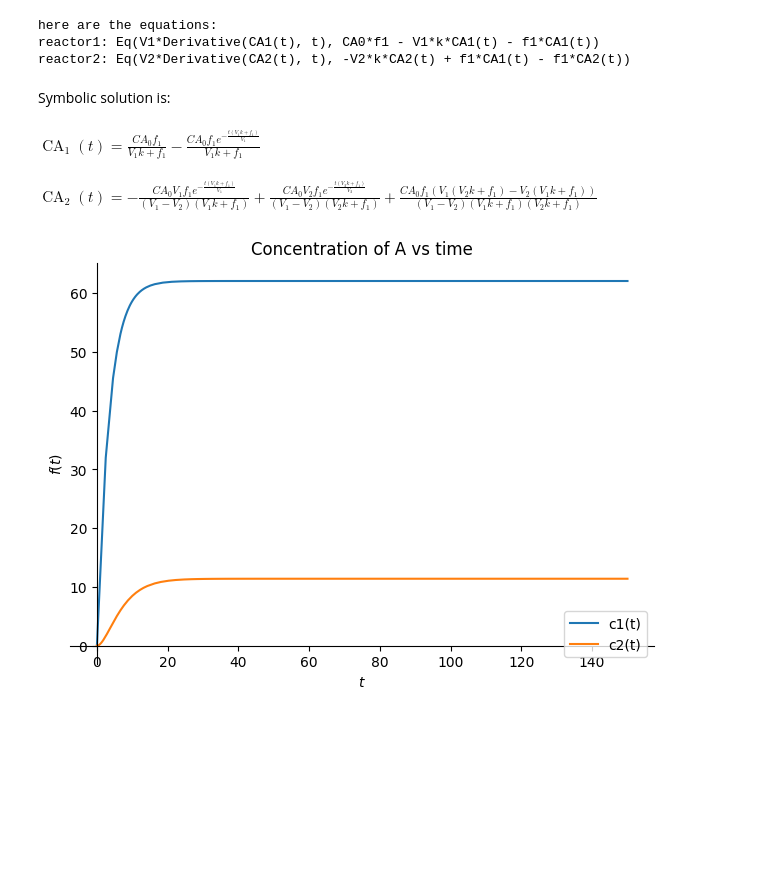
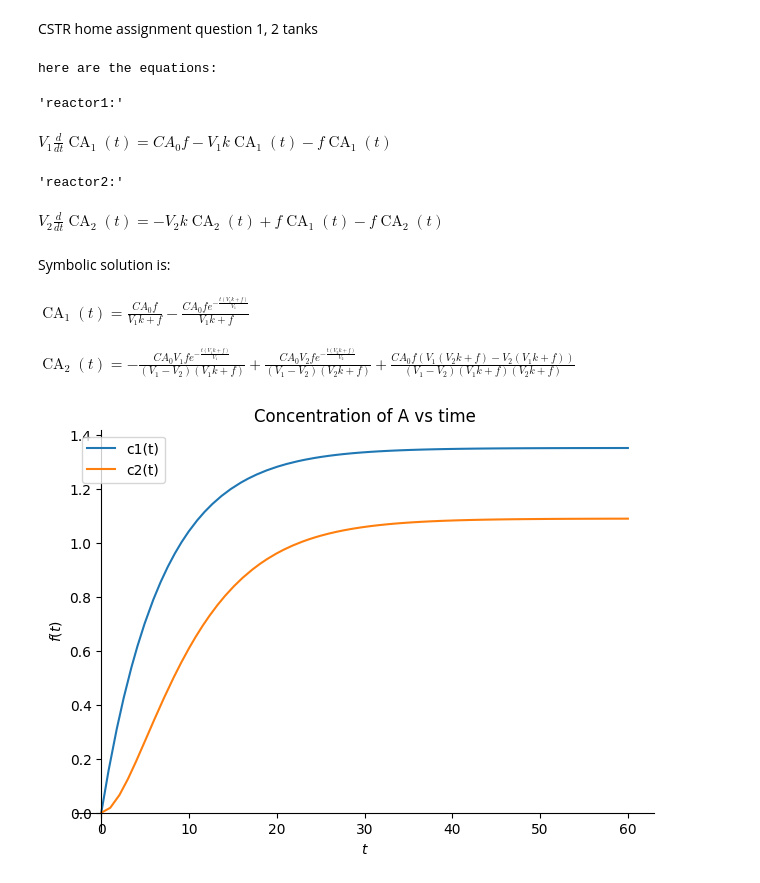
Before and after one commit to mariajpf03/LR-and-NLR-comparison, a Jupyter notebook: mehcanistic-CTSR.ipynb, the cells around one changed output. Drawn from its saved outputs; the diff is of its cells as text; code cells hidden in the pictures; blank space fills up the shorter version.

```diff
--- a/mehcanistic-CTSR.ipynb
+++ b/mehcanistic-CTSR.ipynb
@@ -1,48 +1,52 @@
+# %% [markdown]
+CSTR home assignment question 1, 2 tanks
 # %%
 #TODO CHANGE ALL THE PYTHON SCRIPTS TO PYTHON NOTEBOOK, COPY PASTE AND MAKE NEW PYTHON SCIRPTS AND SAVE AS .IPYNB
 
 # PART A: STATE A MODEL (DIFFERENTIAL EQUATION) FOR THE [] OF A IN REACTOR 1 AND FOR REACTOR 2
 # WE USE deqn1 and deqn2 for this, recall the mass balance:
 # Accumulated = -generated + flow in - flow out
 
 
 from sympy import *
 from IPython.display import display,Math,Markdown
 
-t, f01, f02, f1, CA0, V1, V2, k = symbols('t, f01, f02, f1, CA0, V1, V2, k', positive=True)
-CA1, CA2 = symbols('CA1, CA2',cls=Function) # concentration of A in tank I and II
+t,f, CA0, V1, V2, k = symbols('t,f, CA0, V1, V2, k', positive=True)
+CA1, CA2 = symbols('CA1, CA2',cls=Function) # concentration of A in tank I and II which are the unknowns
 
-deqn1 = Eq(V1*diff(CA1(t),t), f1*CA0 - V1*k*CA1(t) -f1*CA1(t)) # A mass balance tank I
-deqn2 = Eq(V2*diff(CA2(t),t), f1*CA1(t) - V2*k*CA2(t) -f1*CA2(t)) # A mass balance tank II
+deqn1 = Eq(V1*diff(CA1(t),t), f*CA0 - V1*k*CA1(t) -f*CA1(t)) # A mass balance tank I
+deqn2 = Eq(V2*diff(CA2(t),t), f*CA1(t) - V2*k*CA2(t) -f*CA2(t)) # A mass balance tank II
 
 print ("here are the equations:")
-print ("reactor1:",deqn1)
-print ("reactor2:",deqn2)
+display ("reactor1:",deqn1)
+display ("reactor2:",deqn2)
 
 #PART B: FIND SYMBOLIC EXPRESSIONS FOR THE STEADY STATE [] IN BOTH REACTORS, NOT SOLVING DEQN
 #AND FIND NUMBER OF NUMERICAL VALUES USING THE PARAMETERS IN TABLE 1
 
-init_conditions= {CA1(0):0,CA2(0):0} # initial value of concentration.
-par = [(f1,f01+f02),(f01,0.1),(f02,0.08),(CA0, 200),(V1,2),(V2,4),(k,0.2)]
+init_conditions= {CA1(0):0,CA2(0):0} # initial value of concentration.we are told to assume zero
+par = [(f,20),(CA0, 2),(V1,200),(V2,100),(k,0.048)] #taken from equation
 
 symbolic_solution = dsolve((deqn1,deqn2), ics=init_conditions)
 display(Markdown('Symbolic solution is:'), symbolic_solution[0],symbolic_solution[1])
 
 """Using the parameters"""
 
 C_A1sol=symbolic_solution[0].rhs.subs(par)
 C_A2sol=symbolic_solution[1].rhs.subs(par)
 
-graphs = plot(C_A1sol,C_A2sol,(t,0,150),legend=True,show=False)
+graphs = plot(C_A1sol,C_A2sol,(t,0,60),legend=True,show=False)
 graphs[0].label = 'c1(t)'
 graphs[1].label = 'c2(t)'
 graphs.title = 'Concentration of A vs time'
 graphs.show()
 # %% [output]
 here are the equations:
-reactor1: Eq(V1*Derivative(CA1(t), t), CA0*f1 - V1*k*CA1(t) - f1*CA1(t))
-reactor2: Eq(V2*Derivative(CA2(t), t), -V2*k*CA2(t) + f1*CA1(t) - f1*CA2(t))
+'reactor1:'
-Symbolic solution is:
+$\displaystyle V_{1} \frac{d}{d t} \operatorname{CA}_{1}{\left(t \right)} = CA_{0} f - V_{1} k \operatorname{CA}_{1}{\left(t \right)} - f \operatorname{CA}_{1}{\left(t \right)}$
+'reactor2:'
-$\displaystyle \operatorname{CA}_{1}{\left(t \right)} = \frac{CA_{0} f_{1}}{V_{1} k + f_{1}} - \frac{CA_{0} f_{1} e^{- \frac{t \left(V_{1} k + f_{1}\right)}{V_{1}}}}{V_{1} k + f_{1}}$
+$\displaystyle V_{2} \frac{d}{d t} \operatorname{CA}_{2}{\left(t \right)} = - V_{2} k \operatorname{CA}_{2}{\left(t \right)} + f \operatorname{CA}_{1}{\left(t \right)} - f \operatorname{CA}_{2}{\left(t \right)}$
-$\displaystyle \operatorname{CA}_{2}{\left(t \right)} = - \frac{CA_{0} V_{1} f_{1} e^{- \frac{t \left(V_{1} k + f_{1}\right)}{V_{1}}}}{\left(V_{1} - V_{2}\right) \left(V_{1} k + f_{1}\right)} + \frac{CA_{0} V_{2} f_{1} e^{- \frac{t \left(V_{2} k + f_{1}\right)}{V_{2}}}}{\left(V_{1} - V_{2}\right) \left(V_{2} k + f_{1}\right)} + \frac{CA_{0} f_{1} \left(V_{1} \left(V_{2} k + f_{1}\right) - V_{2} \left(V_{1} k + f_{1}\right)\right)}{\left(V_{1} - V_{2}\right) \left(V_{1} k + f_{1}\right) \left(V_{2} k + f_{1}\right)}$
+Symbolic solution is:
+$\displaystyle \operatorname{CA}_{1}{\left(t \right)} = \frac{CA_{0} f}{V_{1} k + f} - \frac{CA_{0} f e^{- \frac{t \left(V_{1} k + f\right)}{V_{1}}}}{V_{1} k + f}$
+$\displaystyle \operatorname{CA}_{2}{\left(t \right)} = - \frac{CA_{0} V_{1} f e^{- \frac{t \left(V_{1} k + f\right)}{V_{1}}}}{\left(V_{1} - V_{2}\right) \left(V_{1} k + f\right)} + \frac{CA_{0} V_{2} f e^{- \frac{t \left(V_{2} k + f\right)}{V_{2}}}}{\left(V_{1} - V_{2}\right) \left(V_{2} k + f\right)} + \frac{CA_{0} f \left(V_{1} \left(V_{2} k + f\right) - V_{2} \left(V_{1} k + f\right)\right)}{\left(V_{1} - V_{2}\right) \left(V_{1} k + f\right) \left(V_{2} k + f\right)}$
-[figure, old version]
+[figure, new version]
```
Also changed, not shown: 3 other files.
